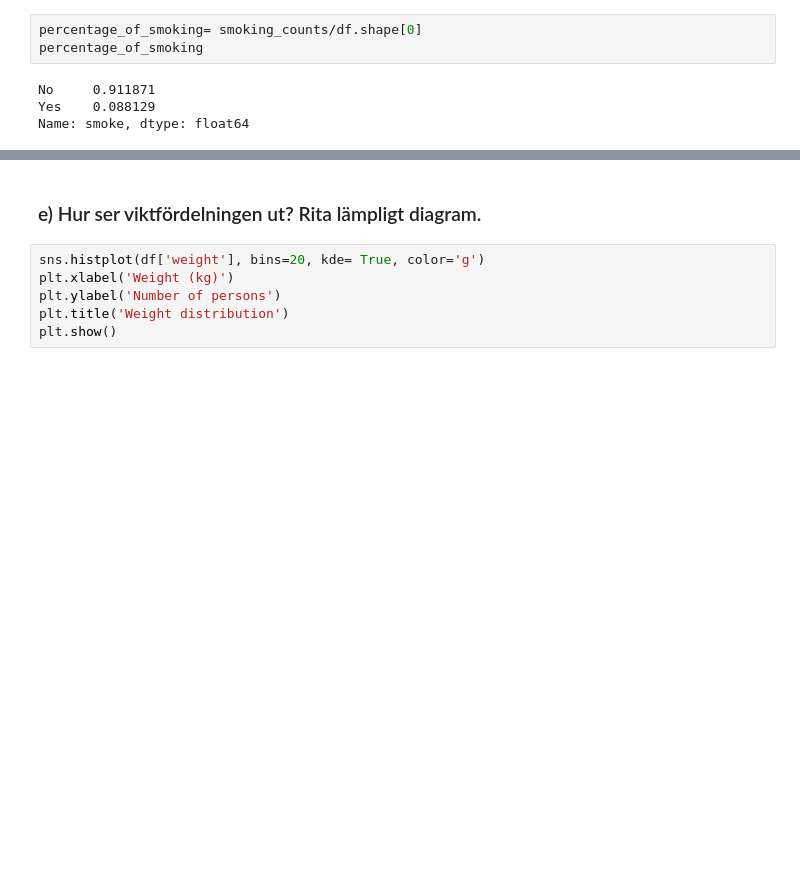
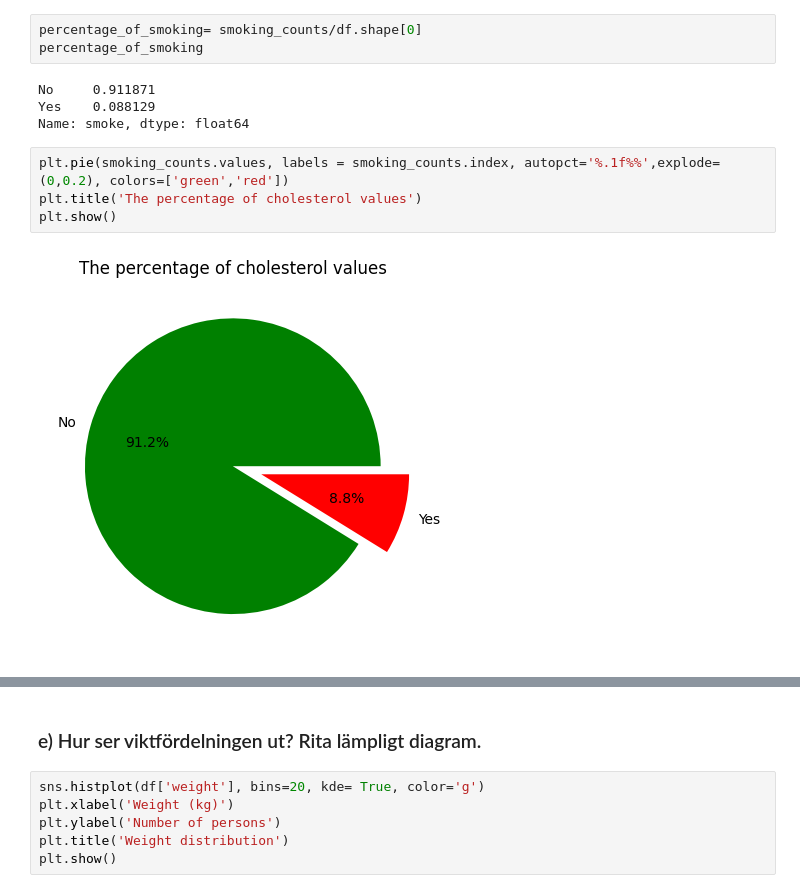
Before and after one commit to VineelaNedunuri/Disease--Prediction-Machine-Learning, a Jupyter notebook: EDA_Disease_prediction.ipynb, the cells around one changed output, grey strips where cells are left out. Drawn from its saved outputs; the diff is of its cells as text; blank space fills up the shorter version.

```diff
--- a/EDA_Disease_prediction.ipynb
+++ b/EDA_Disease_prediction.ipynb
@@ -203,3 +242,9 @@ percentage_of_smoking
 No     0.911871
 Yes    0.088129
 Name: smoke, dtype: float64
+# %%
+plt.pie(smoking_counts.values, labels = smoking_counts.index, autopct='%.1f%%',explode= (0,0.2), colors=['green','red'])
+plt.title('The percentage of cholesterol values')
+plt.show()
+# %% [output]
+[figure, added]
```
Also changed, not shown: parts of 20 cells of this notebook.
